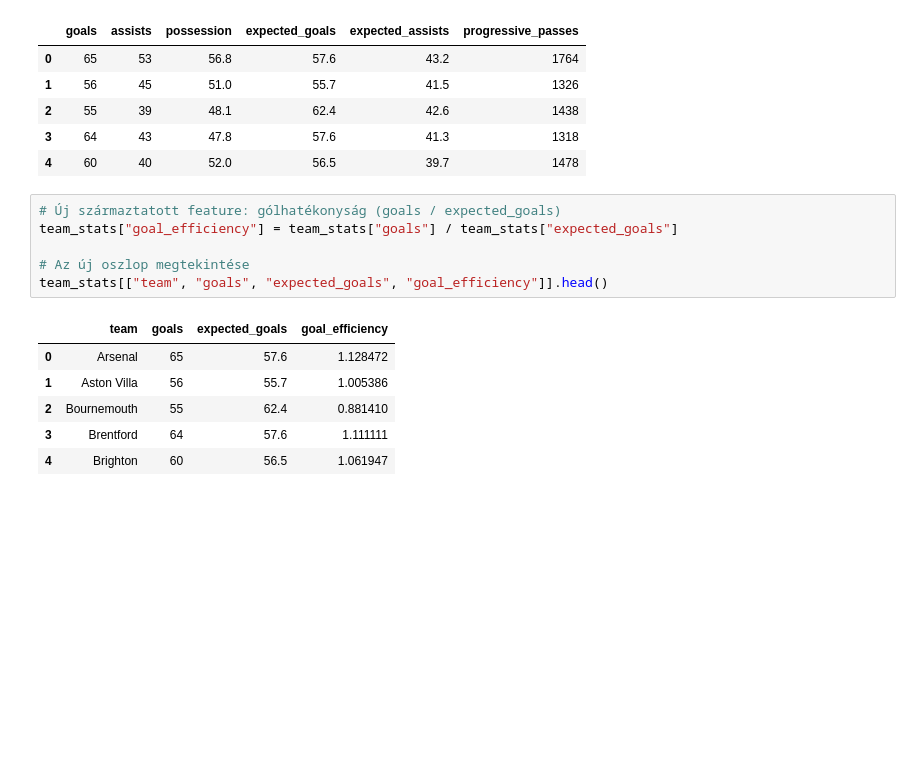
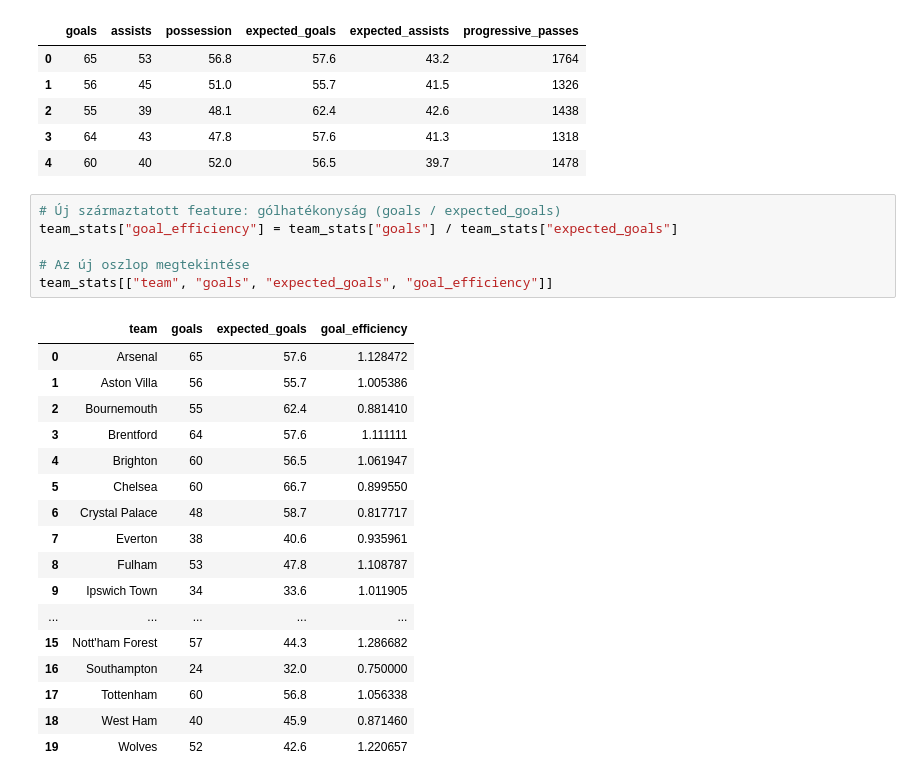
Before and after one commit to martinrozsahegyi/Beadand--g-pi-tanul-s--s-adattudom-ny, a Jupyter notebook: main.ipynb, the cells around one changed output. Cells and saved outputs as stored; diff of their text form; blank space fills up the shorter version.

```diff
--- a/main.ipynb
+++ b/main.ipynb
@@ -77,13 +95,24 @@ Outlierek eltávolítása után: (20, 6)
 # %%
 # Új származtatott feature: gólhatékonyság (goals / expected_goals)
 team_stats["goal_efficiency"] = team_stats["goals"] / team_stats["expected_goals"]
 
 # Az új oszlop megtekintése
-team_stats[["team", "goals", "expected_goals", "goal_efficiency"]].head()
+team_stats[["team", "goals", "expected_goals", "goal_efficiency"]]
 # %% [output]
 |  | team | goals | expected_goals | goal_efficiency |
 | 0 | Arsenal | 65 | 57.6 | 1.128472 |
 | 1 | Aston Villa | 56 | 55.7 | 1.005386 |
 | 2 | Bournemouth | 55 | 62.4 | 0.881410 |
 | 3 | Brentford | 64 | 57.6 | 1.111111 |
 | 4 | Brighton | 60 | 56.5 | 1.061947 |
+| 5 | Chelsea | 60 | 66.7 | 0.899550 |
+| 6 | Crystal Palace | 48 | 58.7 | 0.817717 |
+| 7 | Everton | 38 | 40.6 | 0.935961 |
+| 8 | Fulham | 53 | 47.8 | 1.108787 |
+| 9 | Ipswich Town | 34 | 33.6 | 1.011905 |
+| ... | ... | ... | ... | ... |
+| 15 | Nott'ham Forest | 57 | 44.3 | 1.286682 |
+| 16 | Southampton | 24 | 32.0 | 0.750000 |
+| 17 | Tottenham | 60 | 56.8 | 1.056338 |
+| 18 | West Ham | 40 | 45.9 | 0.871460 |
+| 19 | Wolves | 52 | 42.6 | 1.220657 |
```
Also changed, not shown: parts of 3 cells of this notebook.
